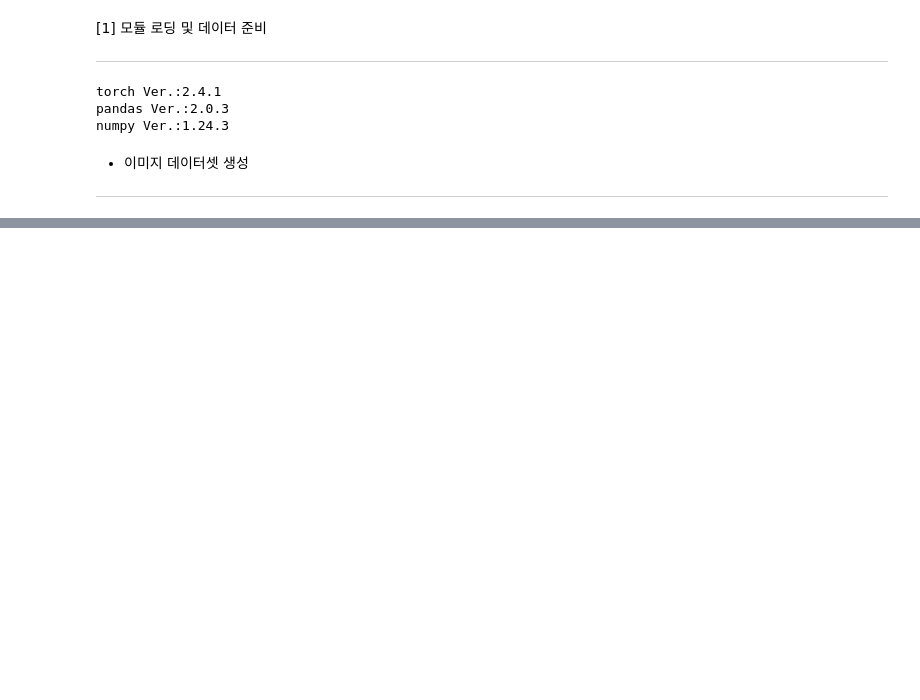
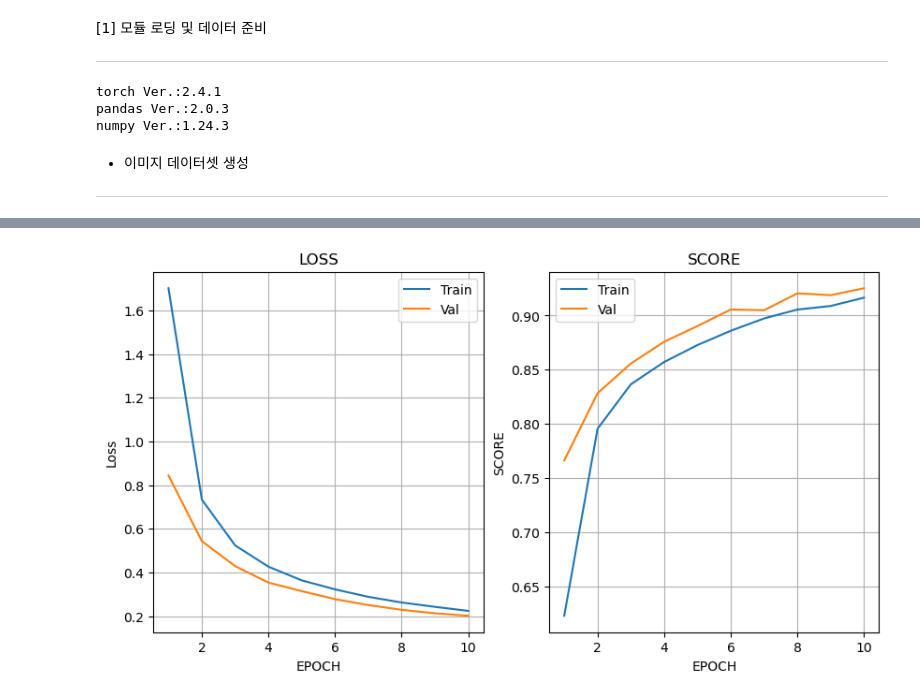
Before and after one commit to DCT0224/KDT6, a Jupyter notebook: self_project/smart_ref.ipynb, the cells around one changed output, grey strips where cells are left out. Saved outputs shown, nothing was run; the diff lists cells and outputs as text; code cells hidden in the pictures; blank space fills up the shorter version.

Commit message:
10_28_self_project

```diff
--- a/self_project/smart_ref.ipynb
+++ b/self_project/smart_ref.ipynb
@@ -128,0 +195,22 @@ class Custommodel(nn.Module):
+# %%
+## 학습 진행 관련 설정
+EPOCH = 10
+BATCH_SIZE = 32
+LR = 0.0001
+# %%
+# 최적화 인스턴스
+optimizer = optim.Adam(model.parameters(), lr=LR)
+
+# 손실함수 인스턴스
+crossLoss = nn.CrossEntropyLoss().to(DEVICE)
+
+# 최적화 스케줄링 인스턴스 생성
+scheduler = lr_scheduler.ReduceLROnPlateau(optimizer, mode='max', patience=5, verbose=True)
+# %%
+# 저장 경로
+SAVE_PATH = './models/project/'
+# 저장 파일명
+SAVE_FILE = SAVE_PATH+'model_train_wb.pth'
+
+# 모델 구조 및 파라미터 모두 저장 파일명
+SAVE_MODEL = SAVE_PATH+'model_all.pth'
@@ -128,0 +355,25 @@ class Custommodel(nn.Module):
+# %%
+# 학습 후 LOSS 시각화
+TH = len(loss_history[0])
+fg, axes = plt.subplots(1,2, figsize=(10,5), sharex=True)
+
+axes[0].plot(range(1,TH+1),loss_history[0][:TH], label='Train')
+axes[0].plot(range(1,TH+1),loss_history[1][:TH], label='Val')
+# axes[0].plot(range(1,TH+1),loss_history[2][:TH], label='Test')
+axes[0].grid('--')
+axes[0].legend()
+axes[0].set_xlabel('EPOCH')
+axes[0].set_ylabel('Loss')
+axes[0].set_title('LOSS')
+
+axes[1].plot(range(1,TH+1),f1score_history[0][:TH], label='Train')
+axes[1].plot(range(1,TH+1),f1score_history[1][:TH], label='Val')
+# axes[1].plot(range(1,TH+1),f1score_history[2][:TH], label='Test')
+axes[1].grid('--')
+axes[1].legend()
+axes[1].set_xlabel('EPOCH')
+axes[1].set_ylabel('SCORE')
+axes[1].set_title('SCORE')
+plt.show()
+# %% [output]
+[figure, added]
```
Also changed, not shown: parts of 19 cells of this notebook, 10 other files.
